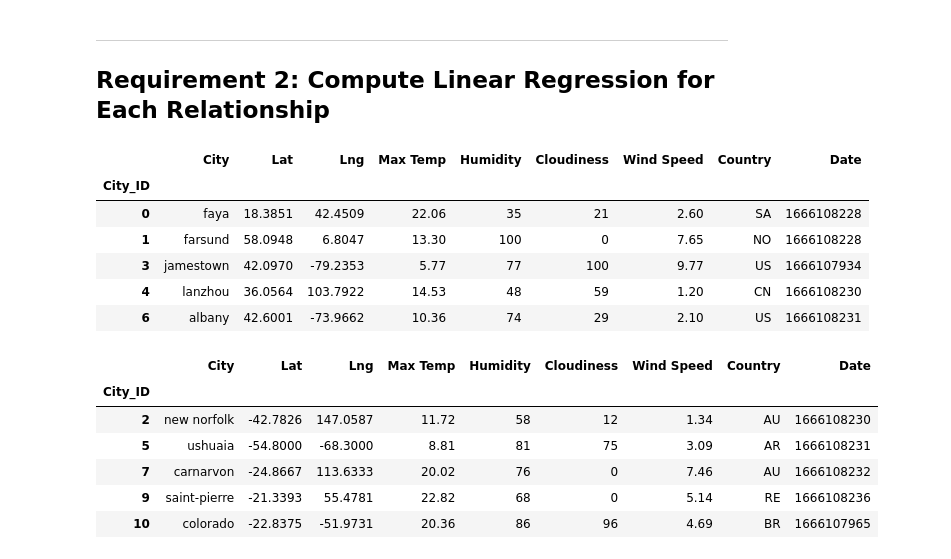
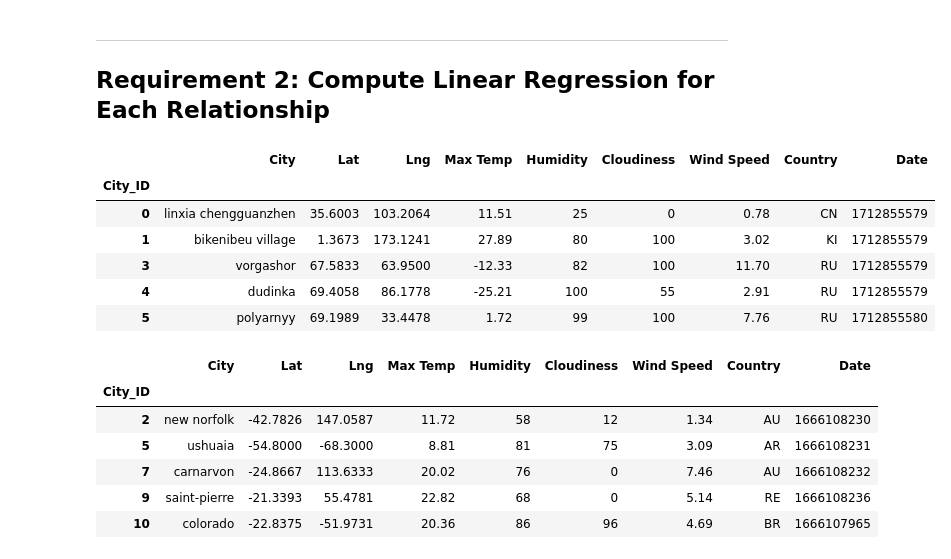
Before and after one commit to rachelschoen/python-api-challenge, a Jupyter notebook: WeatherPy/WeatherPy.ipynb, the cells around one changed output. Drawn from its saved outputs; the diff is of its cells as text; code cells hidden in the pictures.

```diff
--- a/WeatherPy/WeatherPy.ipynb
+++ b/WeatherPy/WeatherPy.ipynb
@@ -281,17 +281,17 @@ def linear_regress(x, y, eqn_coordinates):
     plt.ylabel(f"{y.name}")
 # %%
 # Create a DataFrame with the Northern Hemisphere data (Latitude >= 0)
-# YOUR CODE HERE
+northern_hemi_df = city_data_df.loc[city_data_df["Lat"] >= 0]
 
 # Display sample data
 northern_hemi_df.head()
 # %% [output]
 |  | City | Lat | Lng | Max Temp | Humidity | Cloudiness | Wind Speed | Country | Date |
 | City_ID |  |  |  |  |  |  |  |  |  |
-| 0 | faya | 18.3851 | 42.4509 | 22.06 | 35 | 21 | 2.60 | SA | 1666108228 |
-| 1 | farsund | 58.0948 | 6.8047 | 13.30 | 100 | 0 | 7.65 | NO | 1666108228 |
-| 3 | jamestown | 42.0970 | -79.2353 | 5.77 | 77 | 100 | 9.77 | US | 1666107934 |
-| 4 | lanzhou | 36.0564 | 103.7922 | 14.53 | 48 | 59 | 1.20 | CN | 1666108230 |
-| 6 | albany | 42.6001 | -73.9662 | 10.36 | 74 | 29 | 2.10 | US | 1666108231 |
+| 0 | linxia chengguanzhen | 35.6003 | 103.2064 | 11.51 | 25 | 0 | 0.78 | CN | 1712855579 |
+| 1 | bikenibeu village | 1.3673 | 173.1241 | 27.89 | 80 | 100 | 3.02 | KI | 1712855579 |
+| 3 | vorgashor | 67.5833 | 63.9500 | -12.33 | 82 | 100 | 11.70 | RU | 1712855579 |
+| 4 | dudinka | 69.4058 | 86.1778 | -25.21 | 100 | 55 | 2.91 | RU | 1712855579 |
+| 5 | polyarnyy | 69.1989 | 33.4478 | 1.72 | 99 | 100 | 7.76 | RU | 1712855580 |
 # %%
 # Create a DataFrame with the Southern Hemisphere data (Latitude < 0)
```
Also changed, not shown: parts of 1 cell of this notebook.
